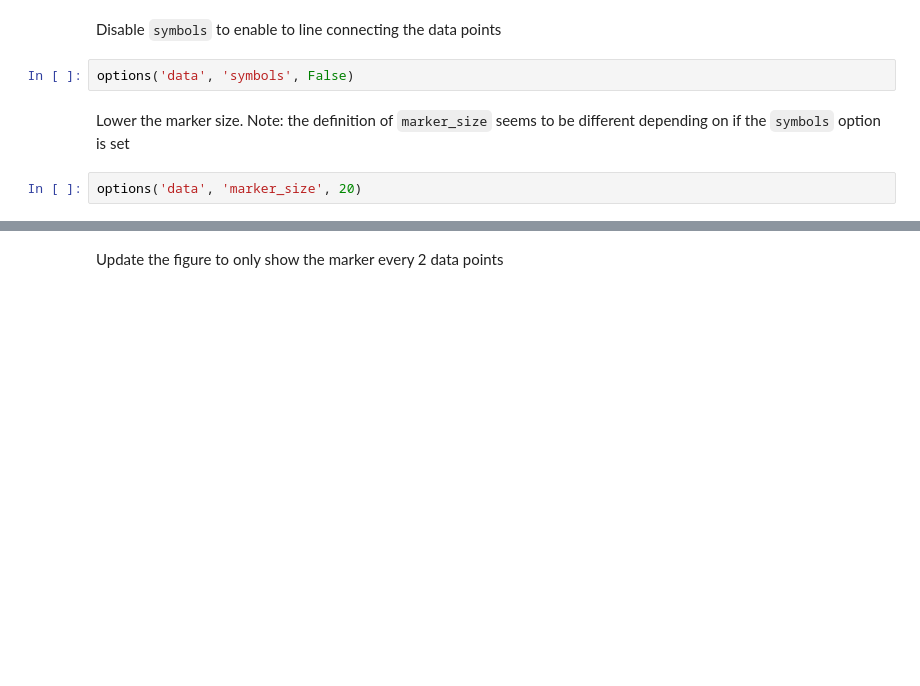
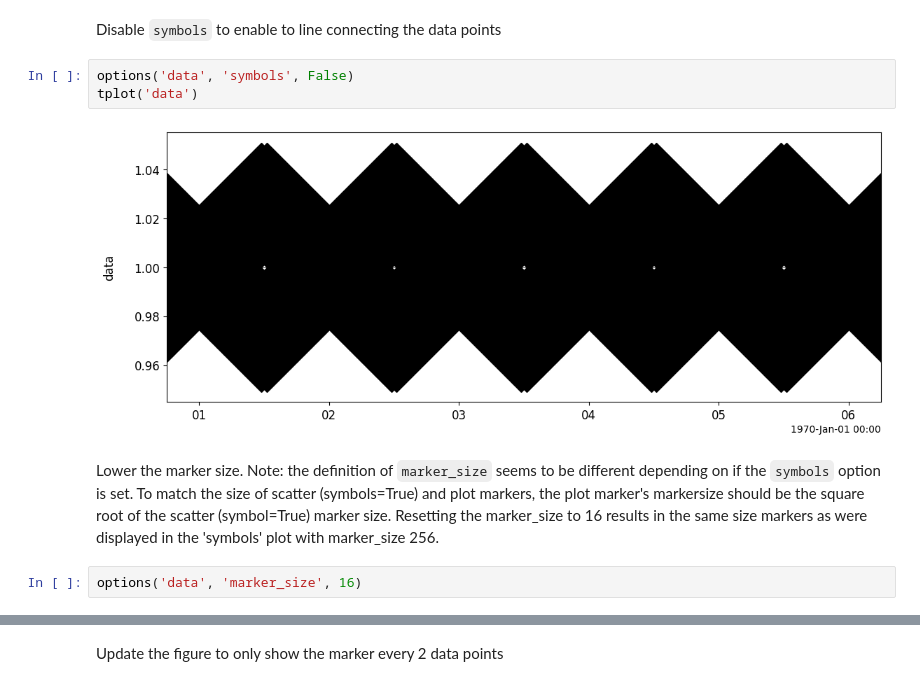
Before and after one commit to spedas/pyspedas_examples, a Jupyter notebook: pyspedas_examples/notebooks/PyTplot_markers_and_symbols.ipynb, the cells around one changed output, grey strips where cells are left out. Cells and saved outputs as stored; diff of their text form; blank space fills up the shorter version.

```diff
--- a/pyspedas_examples/notebooks/PyTplot_markers_and_symbols.ipynb
+++ b/pyspedas_examples/notebooks/PyTplot_markers_and_symbols.ipynb
@@ -50,10 +68,13 @@ tplot('data')
 Disable `symbols` to enable to line connecting the data points
 # %%
 options('data', 'symbols', False)
+tplot('data')
+# %% [output]
+[figure, added]
 # %% [markdown]
-Lower the marker size. Note: the definition of `marker_size` seems to be different depending on if the `symbols` option is set
+Lower the marker size. Note: the definition of `marker_size` seems to be different depending on if the `symbols` option is set. To match the size of scatter (symbols=True) and plot markers, the plot marker's markersize should be the square root of the scatter (symbol=True) marker size. Resetting the marker_size to 16 results in the same size markers as were displayed in the 'symbols' plot with marker_size 256.
 # %%
-options('data', 'marker_size', 20)
+options('data', 'marker_size', 16)
 # %%
 tplot('data')
 # %% [output]
```
Also changed, not shown: parts of 12 cells of this notebook, 1 other file.
